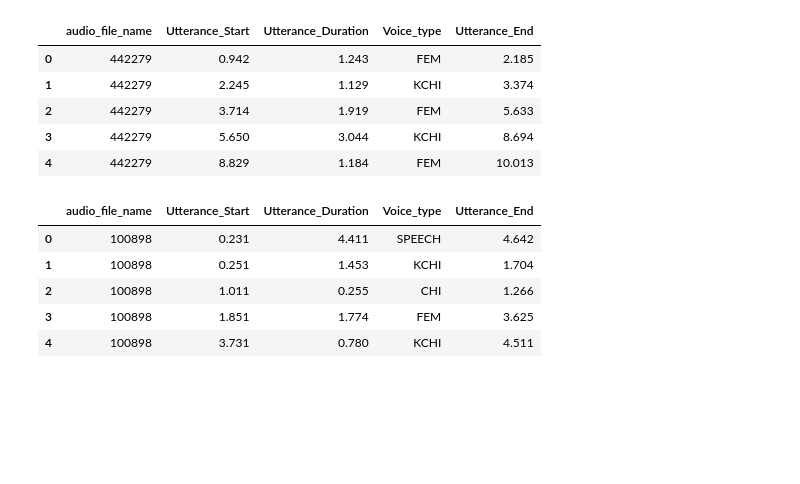
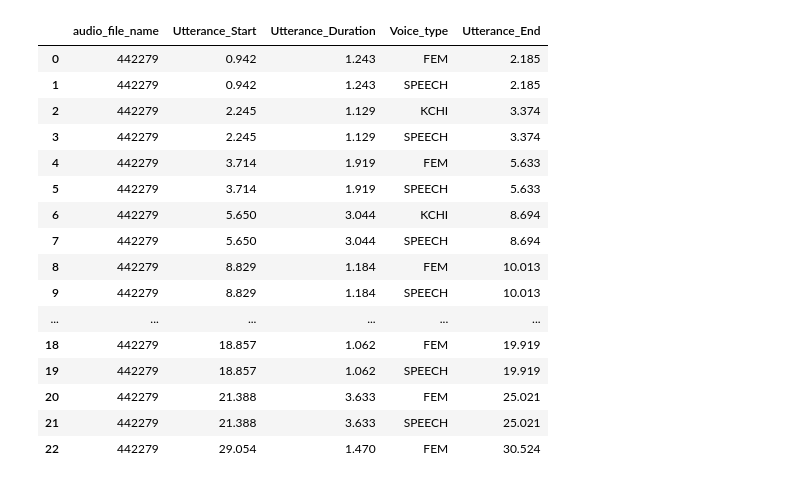
Before and after one commit to neleSuffo/naturalistic-social-analysis, a Jupyter notebook: notebooks/vtc_evaluation.ipynb, the cells around one changed output. Cells and saved outputs as stored; diff of their text form; code cells hidden in the pictures; blank space fills up the shorter version.

```diff
--- a/notebooks/vtc_evaluation.ipynb
+++ b/notebooks/vtc_evaluation.ipynb
@@ -3,21 +21,3 @@
 import pandas as pd
 vtc_share_output = pd.read_pickle('/home/nele_pauline_suffo/outputs/vtc/quantex_share_vtc_output.pkl')
 annotations_output = pd.read_pickle('/home/nele_pauline_suffo/ProcessedData/annotations_superannotate/quantex_share_annotations.pkl')
-# %%
-annotations_output.head()
-# %% [output]
-|  | audio_file_name | Utterance_Start | Utterance_Duration | Voice_type | Utterance_End |
-| 0 | 442279 | 0.942 | 1.243 | FEM | 2.185 |
-| 1 | 442279 | 2.245 | 1.129 | KCHI | 3.374 |
-| 2 | 442279 | 3.714 | 1.919 | FEM | 5.633 |
-| 3 | 442279 | 5.650 | 3.044 | KCHI | 8.694 |
-| 4 | 442279 | 8.829 | 1.184 | FEM | 10.013 |
-# %%
-vtc_share_output.head()
-# %% [output]
-|  | audio_file_name | Utterance_Start | Utterance_Duration | Voice_type | Utterance_End |
-| 0 | 100898 | 0.231 | 4.411 | SPEECH | 4.642 |
-| 1 | 100898 | 0.251 | 1.453 | KCHI | 1.704 |
-| 2 | 100898 | 1.011 | 0.255 | CHI | 1.266 |
-| 3 | 100898 | 1.851 | 1.774 | FEM | 3.625 |
-| 4 | 100898 | 3.731 | 0.780 | KCHI | 4.511 |
@@ -99,0 +24,21 @@ print(f"\nMacro F1 Score: {macro_f1:.3f}")
+# %%
+small_annotation = annotations_output[annotations_output['audio_file_name'] == '442279'].head(23)
+small_annotation
+# %% [output]
+|  | audio_file_name | Utterance_Start | Utterance_Duration | Voice_type | Utterance_End |
+| 0 | 442279 | 0.942 | 1.243 | FEM | 2.185 |
+| 1 | 442279 | 0.942 | 1.243 | SPEECH | 2.185 |
+| 2 | 442279 | 2.245 | 1.129 | KCHI | 3.374 |
+| 3 | 442279 | 2.245 | 1.129 | SPEECH | 3.374 |
+| 4 | 442279 | 3.714 | 1.919 | FEM | 5.633 |
+| 5 | 442279 | 3.714 | 1.919 | SPEECH | 5.633 |
+| 6 | 442279 | 5.650 | 3.044 | KCHI | 8.694 |
+| 7 | 442279 | 5.650 | 3.044 | SPEECH | 8.694 |
+| 8 | 442279 | 8.829 | 1.184 | FEM | 10.013 |
+| 9 | 442279 | 8.829 | 1.184 | SPEECH | 10.013 |
+| ... | ... | ... | ... | ... | ... |
+| 18 | 442279 | 18.857 | 1.062 | FEM | 19.919 |
+| 19 | 442279 | 18.857 | 1.062 | SPEECH | 19.919 |
+| 20 | 442279 | 21.388 | 3.633 | FEM | 25.021 |
+| 21 | 442279 | 21.388 | 3.633 | SPEECH | 25.021 |
+| 22 | 442279 | 29.054 | 1.470 | FEM | 30.524 |
```
Also changed, not shown: parts of 6 cells of this notebook.
